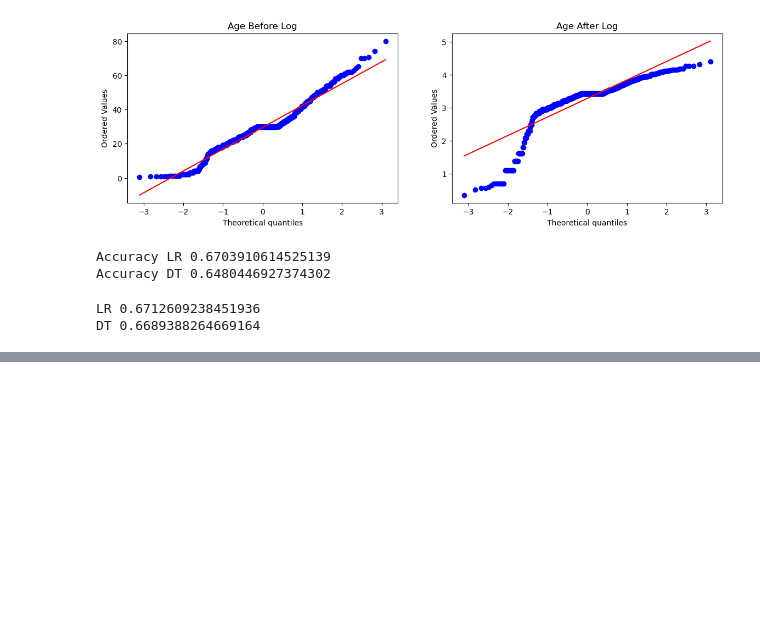
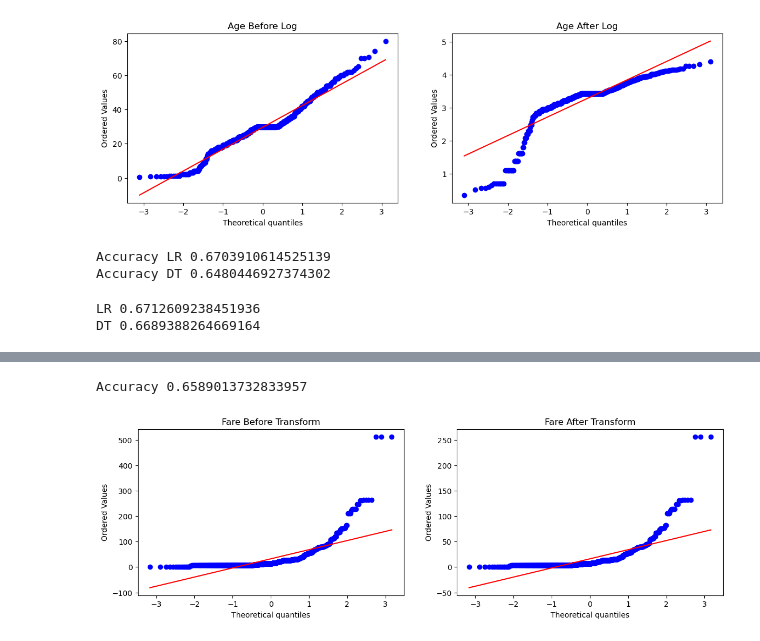
Before and after one commit to sanjogbhalla16/ML-CampusX, a Jupyter notebook: Day30-CampusX.ipynb, the cells around one changed output, grey strips where cells are left out. Saved outputs shown, nothing was run; the diff lists cells and outputs as text; code cells hidden in the pictures; blank space fills up the shorter version.

```diff
--- a/Day30-CampusX.ipynb
+++ b/Day30-CampusX.ipynb
@@ -195,0 +231,5 @@ DT 0.6689388264669164
+# %%
+apply_transform(lambda x: x**1/2)
+# %% [output]
+Accuracy 0.6589013732833957
+[figure, added]
```
Also changed, not shown: parts of 4 cells of this notebook.
